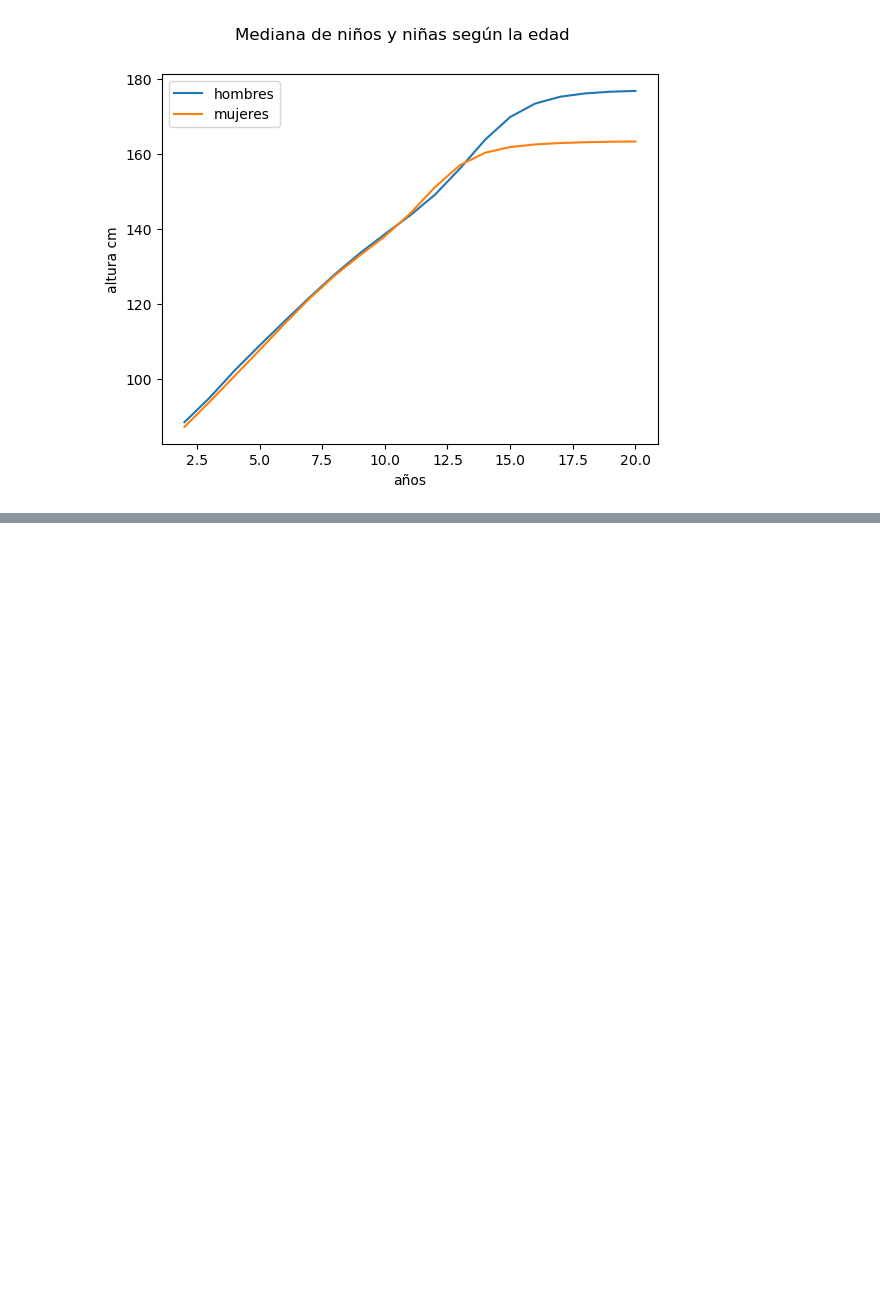
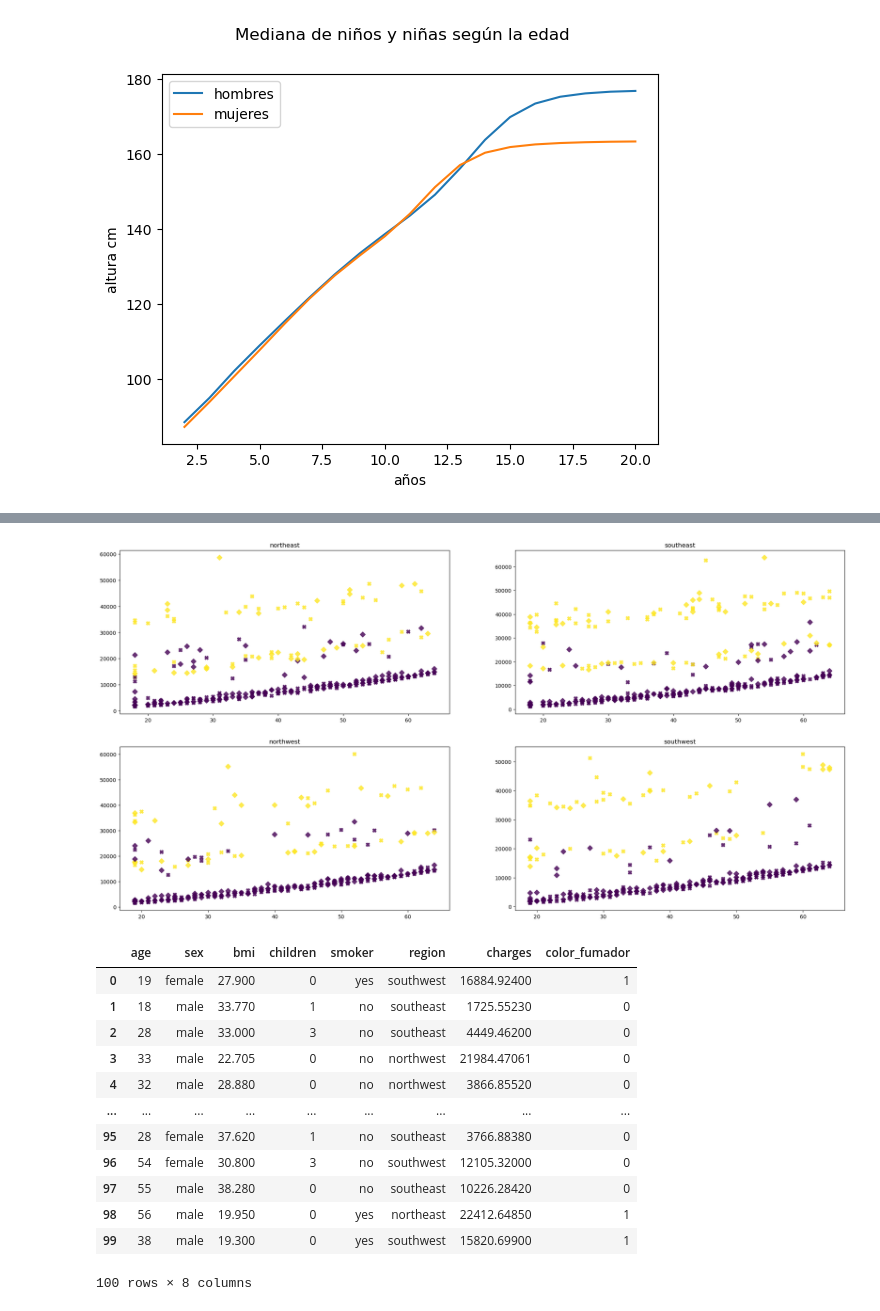
Before and after one commit to franciscoGarridoLara/BIGDATA, a Jupyter notebook: PEBD/introduccion/graficos.ipynb, the cells around one changed output, grey strips where cells are left out. Saved outputs shown, nothing was run; the diff lists cells and outputs as text; code cells hidden in the pictures; blank space fills up the shorter version.

```diff
--- a/PEBD/introduccion/graficos.ipynb
+++ b/PEBD/introduccion/graficos.ipynb
@@ -106,0 +163,52 @@ plt.show()
+# %%
+# Para el fichero insurance.csv muestra una figura con cuatro subplots, uno por cada región.
+# En el eje x tiene que estar la edad y el en el eje y el coste del seguro.
+# Hay que diferenciar (con colores, marcadores o tamaños) entre fumadores y no fumadores y entre hombres y mujeres.
+# Para hacer la comparación más sencilla, es importante que los cuatro subplots tengan la misma escala en los ejes y que haya títulos en la figura,
+# los subplots y los ejes.
+
+import pandas as pd
+import numpy as np
+import matplotlib.pyplot as plt
+
+datos = pd.read_csv("./data/insurance.csv", sep=",")
+
+datos["color_fumador"] = datos.smoker.astype("category").cat.codes
+
+fig, ax = plt.subplots(nrows=2, ncols=2, figsize=(25,12.5))
+
+ax[0,0].scatter("age","charges", data=datos[(datos.region == "northeast") & (datos.sex == "male")], s=50, alpha=0.8, c="color_fumador", marker="X")
+ax[0,0].scatter("age","charges", data=datos[(datos.region == "northeast") & (datos.sex == "female")], s=50, alpha=0.8, c="color_fumador", marker="D")
+
+ax[0,1].scatter("age","charges", data=datos[(datos.region == "southeast") & (datos.sex == "male")], s=50, alpha=0.8, c="color_fumador", marker="X")
+ax[0,1].scatter("age","charges", data=datos[(datos.region == "southeast") & (datos.sex == "female")], s=50, alpha=0.8, c="color_fumador", marker="D")
+
+ax[1,0].scatter("age","charges", data=datos[(datos.region == "northwest") & (datos.sex == "male")], s=50, alpha=0.8, c="color_fumador", marker="X")
+ax[1,0].scatter("age","charges", data=datos[(datos.region == "northwest") & (datos.sex == "female")], s=50, alpha=0.8, c="color_fumador", marker="D")
+
+ax[1,1].scatter("age","charges", data=datos[(datos.region == "southwest") & (datos.sex == "male")], s=50, alpha=0.8, c="color_fumador", marker="X")
+ax[1,1].scatter("age","charges", data=datos[(datos.region == "southwest") & (datos.sex == "female")], s=50, alpha=0.8, c="color_fumador", marker="D")
+
+ax[0,0].set_title("northeast")
+ax[0,1].set_title("southeast")
+ax[1,0].set_title("northwest")
+ax[1,1].set_title("southwest")
+plt.show()
+
+
+datos.head(100)
+# %% [output]
+[figure, added]
+|  | age | sex | bmi | children | smoker | region | charges | color_fumador |
+| 0 | 19 | female | 27.900 | 0 | yes | southwest | 16884.92400 | 1 |
+| 1 | 18 | male | 33.770 | 1 | no | southeast | 1725.55230 | 0 |
+| 2 | 28 | male | 33.000 | 3 | no | southeast | 4449.46200 | 0 |
+| 3 | 33 | male | 22.705 | 0 | no | northwest | 21984.47061 | 0 |
+| 4 | 32 | male | 28.880 | 0 | no | northwest | 3866.85520 | 0 |
+| ... | ... | ... | ... | ... | ... | ... | ... | ... |
+| 95 | 28 | female | 37.620 | 1 | no | southeast | 3766.88380 | 0 |
+| 96 | 54 | female | 30.800 | 3 | no | southwest | 12105.32000 | 0 |
+| 97 | 55 | male | 38.280 | 0 | no | southeast | 10226.28420 | 0 |
+| 98 | 56 | male | 19.950 | 0 | yes | northeast | 22412.64850 | 1 |
+| 99 | 38 | male | 19.300 | 0 | yes | southwest | 15820.69900 | 1 |
+100 rows × 8 columns
```
Also changed, not shown: parts of 3 cells of this notebook, 2 other files.
